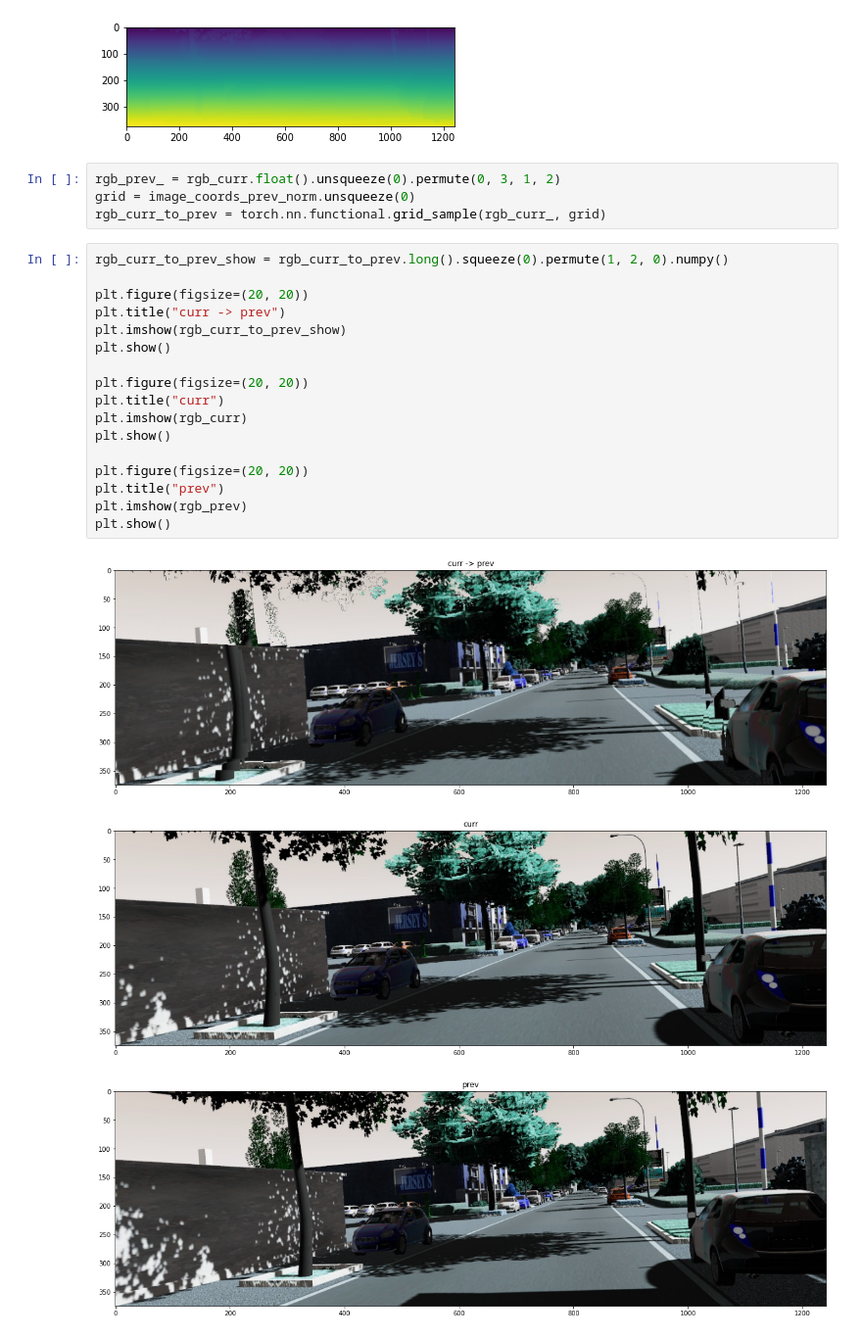
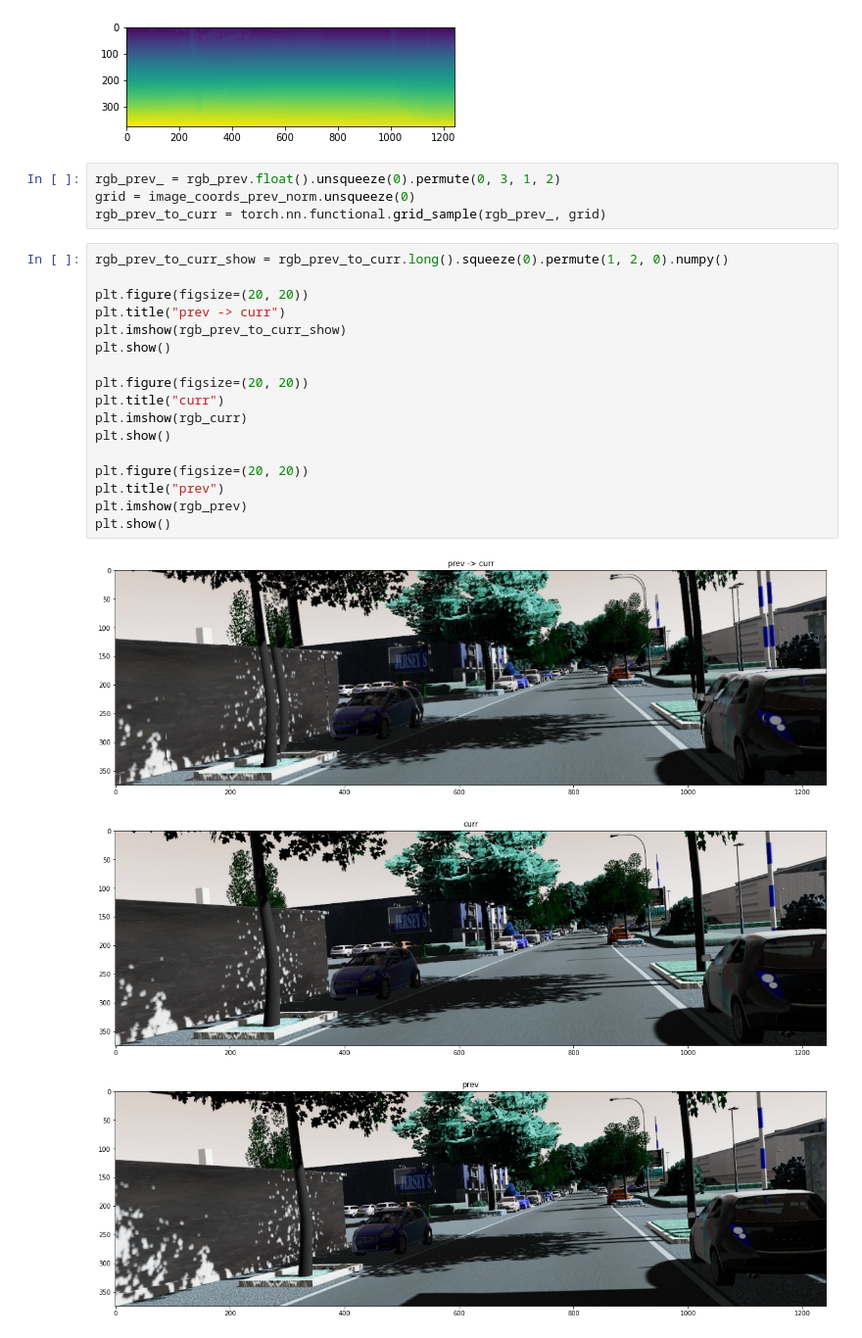
Before and after one commit to yudai09/monocular_depth_estimation_from_scratch, a Jupyter notebook: notebooks/03_class_implementation/notebook.ipynb, the cells around one changed output. Shown at 98% size. Cells and saved outputs as stored; diff of their text form.

```diff
--- a/notebooks/03_class_implementation/notebook.ipynb
+++ b/notebooks/03_class_implementation/notebook.ipynb
@@ -129,27 +129,27 @@ plt.show()
 [figure]
 [figure]
 # %%
-rgb_prev_ = rgb_curr.float().unsqueeze(0).permute(0, 3, 1, 2)
+rgb_prev_ = rgb_prev.float().unsqueeze(0).permute(0, 3, 1, 2)
 grid = image_coords_prev_norm.unsqueeze(0)
-rgb_curr_to_prev = torch.nn.functional.grid_sample(rgb_curr_, grid)
+rgb_prev_to_curr = torch.nn.functional.grid_sample(rgb_prev_, grid)
 # %%
-rgb_curr_to_prev_show = rgb_curr_to_prev.long().squeeze(0).permute(1, 2, 0).numpy()
+rgb_prev_to_curr_show = rgb_prev_to_curr.long().squeeze(0).permute(1, 2, 0).numpy()
 
 plt.figure(figsize=(20, 20))
-plt.title("curr -> prev")
-plt.imshow(rgb_curr_to_prev_show)
+plt.title("prev -> curr")
+plt.imshow(rgb_prev_to_curr_show)
 plt.show()
 
 plt.figure(figsize=(20, 20))
 plt.title("curr")
 plt.imshow(rgb_curr)
 plt.show()
 
 plt.figure(figsize=(20, 20))
 plt.title("prev")
 plt.imshow(rgb_prev)
 plt.show()
 # %% [output]
-[figure, old version]
+[figure, new version]
 [figure]
 [figure]
```
Also changed, not shown: parts of 1 cell of this notebook, 1 other file.
